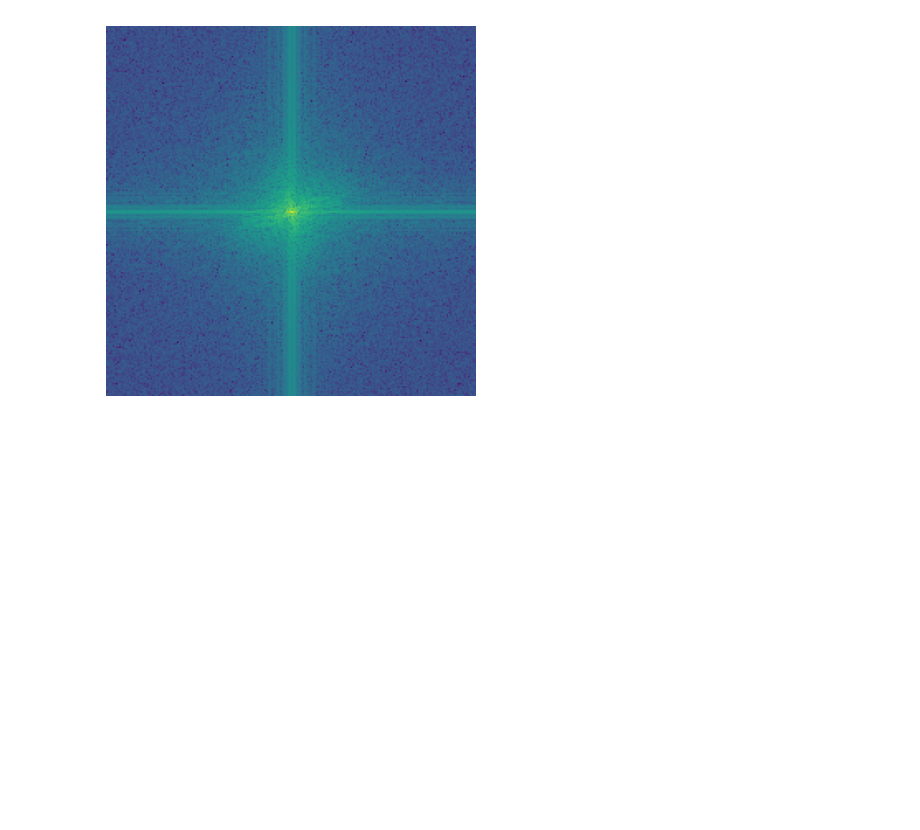
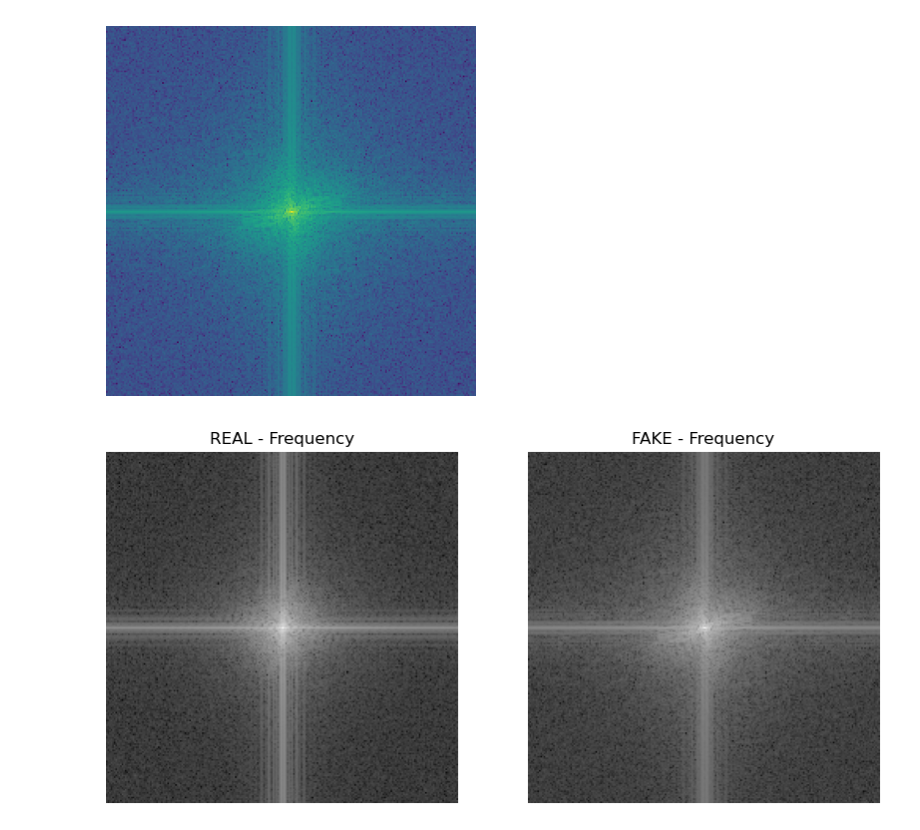
Before and after one commit to Rvp0310/DeepFake_Video_Detection, a Jupyter notebook: Notebook_01.ipynb, the cells around one changed output. Cells and saved outputs as stored; diff of their text form; code cells hidden in the pictures; blank space fills up the shorter version.

Commit message:
chore: compared frequency map from real and fake video

```diff
--- a/Notebook_01.ipynb
+++ b/Notebook_01.ipynb
@@ -242,3 +242,27 @@ plt.axis("off")
 plt.show()
 # %% [output]
 [figure]
+# %%
+real_path = train_df[train_df["label"]==0].iloc[0]["path"]
+real_faces = face_detect_trace(real_path)
+real_freq = fft_transform(real_faces[10])
+
+fake_path = train_df[train_df["label"]==1].iloc[0]["path"]
+fake_faces = face_detect_trace(fake_path)
+fake_freq = fft_transform(fake_faces[10])
+
+plt.figure(figsize=(10,5))
+
+plt.subplot(1,2,1)
+plt.imshow(real_freq, cmap="gray")
+plt.title("REAL - Frequency")
+plt.axis("off")
+
+plt.subplot(1,2,2)
+plt.imshow(fake_freq, cmap="gray")
+plt.title("FAKE - Frequency")
+plt.axis("off")
+
+plt.show()
+# %% [output]
+[figure, added]
```
